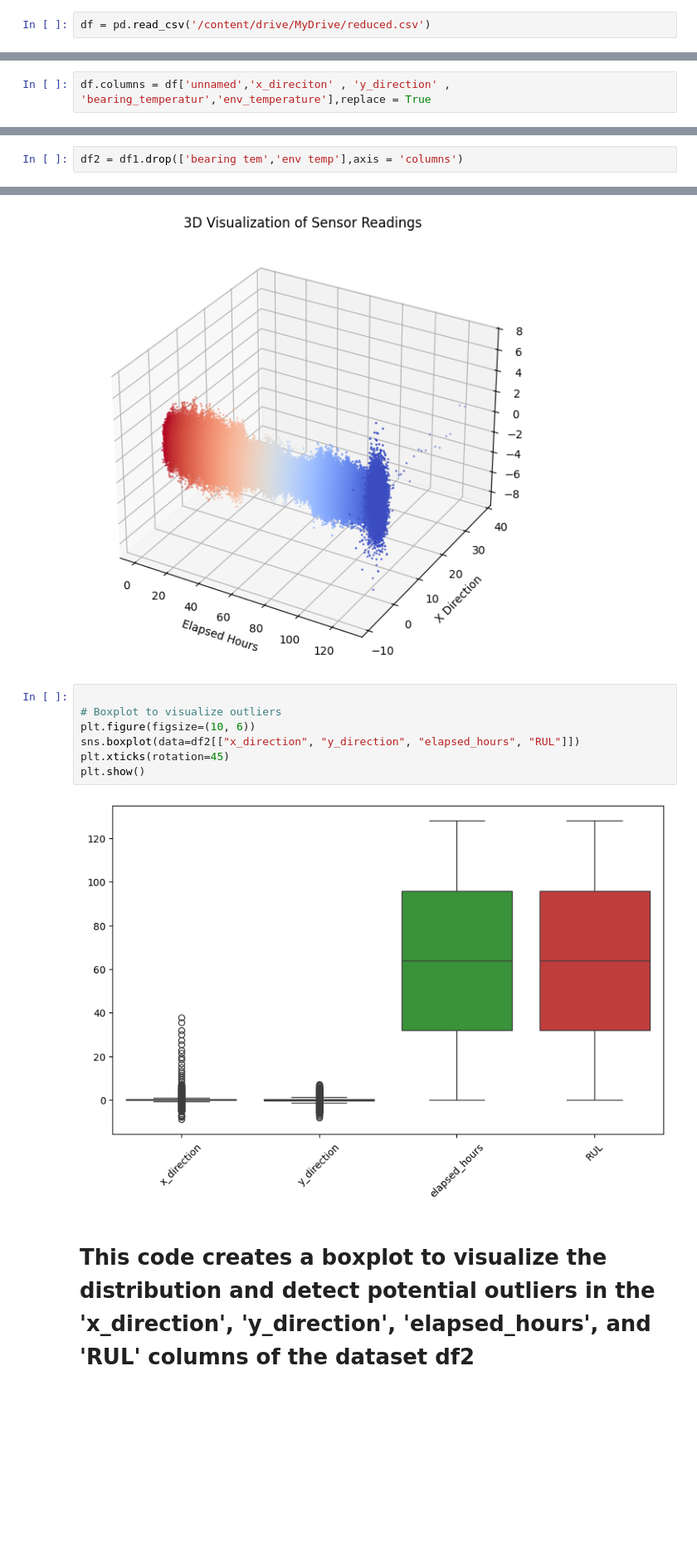
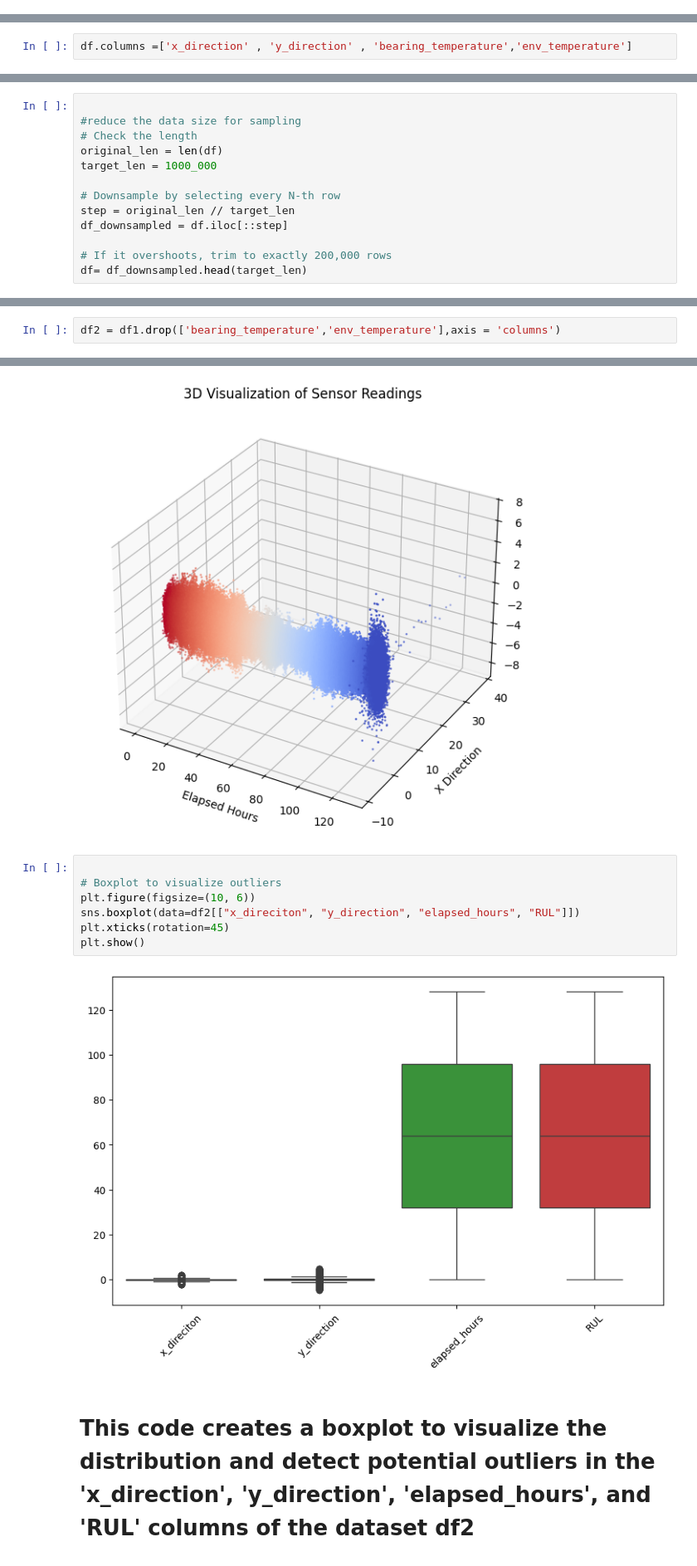
Before and after one commit to Begizew2112/10academykifiya-AIM-week0, a Jupyter notebook: ball bearing progress .ipynb, the cells around one changed output, grey strips where cells are left out. Shown at 83% size. Cells and saved outputs as stored; diff of their text form; blank space fills up the shorter version.

```diff
--- a/ball bearing progress .ipynb
+++ b/ball bearing progress .ipynb
@@ -24,5 +24,3 @@ with tf.device('/GPU:0'):
-# %%
-df = pd.read_csv('/content/drive/MyDrive/reduced.csv')
 # %%
 
 # #reduce the data size for sampling
@@ -37,4 +35,4 @@ df = pd.read_csv('/content/drive/MyDrive/reduced.csv')
 # # If it overshoots, trim to exactly 200,000 rows
 # df= df_downsampled.head(target_len)
 # %%
-df.columns = df['unnamed','x_direciton' , 'y_direction' , 'bearing_temperatur','env_temperature'],replace = True
+df.columns =['x_direction' , 'y_direction' , 'bearing_temperature','env_temperature']
@@ -53,3 +49,16 @@ df.head()
+# %%
+
+#reduce the data size for sampling
+# Check the length
+original_len = len(df)
+target_len = 1000_000
+
+# Downsample by selecting every N-th row
+step = original_len // target_len
+df_downsampled = df.iloc[::step]
+
+# If it overshoots, trim to exactly 200,000 rows
+df= df_downsampled.head(target_len)
 # %%
 #check the size of the data
 df.shape
@@ -85,7 +94,7 @@ df1['elapsed_hours'] = (np.arange(total_rows) / total_rows) * 128
 # Compute RUL , the total life fo the bearing is 128 hour
 df1['RUL'] = 128 - df1['elapsed_hours']
 # %%
-df2 = df1.drop(['bearing tem','env temp'],axis = 'columns')
+df2 = df1.drop(['bearing_temperature','env_temperature'],axis = 'columns')
 # %%
 # view the sample data of the first and the last four rows
 print(df2.head())
@@ -170,12 +179,12 @@ plt.show()
 # %%
 
 # Boxplot to visualize outliers
 plt.figure(figsize=(10, 6))
-sns.boxplot(data=df2[["x_direction", "y_direction", "elapsed_hours", "RUL"]])
+sns.boxplot(data=df2[["x_direciton", "y_direction", "elapsed_hours", "RUL"]])
 plt.xticks(rotation=45)
 plt.show()
 # %% [output]
-[figure, old version]
+[figure, new version]
 # %% [markdown]
 # This code creates a boxplot to visualize the distribution and detect potential outliers in the 'x_direction', 'y_direction', 'elapsed_hours', and 'RUL' columns of the dataset df2
 # The expected output is a boxplot where each variable is represented individually, making it easy to spot the spread of data and identify any outliers across the different features.
```
Also changed, not shown: parts of 20 cells of this notebook.
